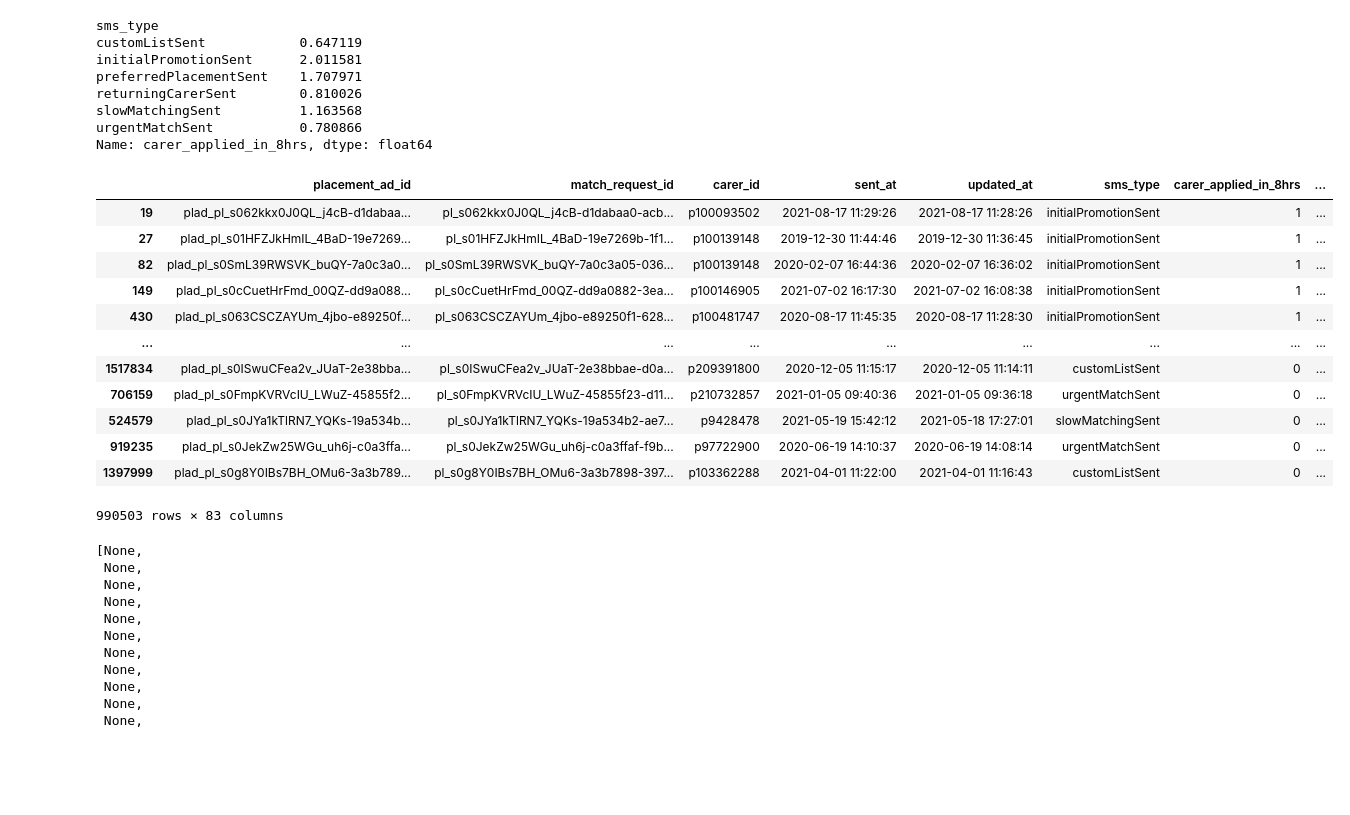
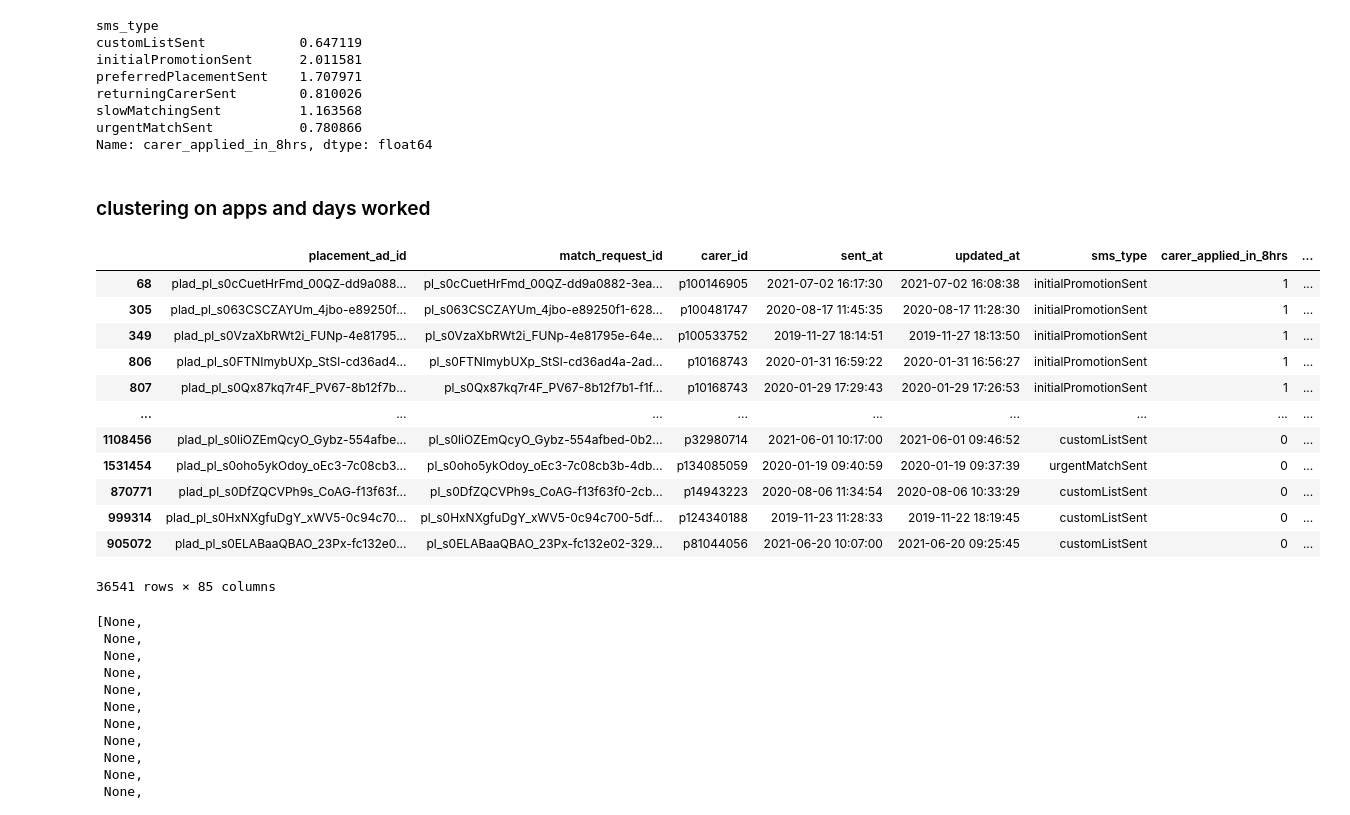
Before and after one commit to bonaventura-elder/carer_targeting, a Jupyter notebook: src/training.ipynb, the cells around one changed output. Cells and saved outputs as stored; diff of their text form; code cells hidden in the pictures; blank space fills up the shorter version.

```diff
--- a/src/training.ipynb
+++ b/src/training.ipynb
@@ -171,3 +171,5 @@ returningCarerSent        0.810026
 slowMatchingSent          1.163568
 urgentMatchSent           0.780866
 Name: carer_applied_in_8hrs, dtype: float64
+# %% [markdown]
+### clustering on apps and days worked
@@ -174,25 +200,46 @@ Name: carer_applied_in_8hrs, dtype: float64
+# %%
+all_data['apps_past_7_days'].replace(np.nan,0,inplace = True)
+all_data['days_worked_past_90'].replace(np.nan,0,inplace = True)
+
+#apply clustering
+kmeans = KMeans(n_clusters=4)
+kmeans.fit(all_data[['apps_past_7_days']])
+all_data['cluster_apps_past_7_days'] = kmeans.predict(all_data[['apps_past_7_days']])
+
+
+#order the cluster numbers
+all_data = order_cluster('cluster_apps_past_7_days', 'apps_past_7_days',all_data,True)
+
+#apply clustering
+kmeans = KMeans(n_clusters=3)
+kmeans.fit(all_data[['days_worked_past_90']])
+all_data['cluster_days_worked_past_90'] = kmeans.predict(all_data[['days_worked_past_90']])
+
+
+#order the cluster numbers
+all_data = order_cluster('cluster_days_worked_past_90', 'days_worked_past_90',all_data,True)
 # %%
 target = 'carer_applied_in_8hrs'
 
 X1 = all_data.loc[all_data['carer_applied_in_8hrs']==1]
-X0 = all_data.loc[all_data['carer_applied_in_8hrs']==0].sample(frac=0.5, random_state=1992)
+X0 = all_data.loc[all_data['carer_applied_in_8hrs']==0].sample(frac=0.01, random_state=1992)
 
 df = pd.concat([X1,X0], axis = 0)
 df
 # %% [output]
 |  | placement_ad_id | match_request_id | carer_id | sent_at | updated_at | sms_type | carer_applied_in_8hrs | ... |
-| 19 | plad_pl_s062kkx0J0QL_j4cB-d1dabaa... | pl_s062kkx0J0QL_j4cB-d1dabaa0-acb... | p100093502 | 2021-08-17 11:29:26 | 2021-08-17 11:28:26 | initialPromotionSent | 1 | ... |
-| 27 | plad_pl_s01HFZJkHmIL_4BaD-19e7269... | pl_s01HFZJkHmIL_4BaD-19e7269b-1f1... | p100139148 | 2019-12-30 11:44:46 | 2019-12-30 11:36:45 | initialPromotionSent | 1 | ... |
-| 82 | plad_pl_s0SmL39RWSVK_buQY-7a0c3a0... | pl_s0SmL39RWSVK_buQY-7a0c3a05-036... | p100139148 | 2020-02-07 16:44:36 | 2020-02-07 16:36:02 | initialPromotionSent | 1 | ... |
-| 149 | plad_pl_s0cCuetHrFmd_00QZ-dd9a088... | pl_s0cCuetHrFmd_00QZ-dd9a0882-3ea... | p100146905 | 2021-07-02 16:17:30 | 2021-07-02 16:08:38 | initialPromotionSent | 1 | ... |
-| 430 | plad_pl_s063CSCZAYUm_4jbo-e89250f... | pl_s063CSCZAYUm_4jbo-e89250f1-628... | p100481747 | 2020-08-17 11:45:35 | 2020-08-17 11:28:30 | initialPromotionSent | 1 | ... |
+| 68 | plad_pl_s0cCuetHrFmd_00QZ-dd9a088... | pl_s0cCuetHrFmd_00QZ-dd9a0882-3ea... | p100146905 | 2021-07-02 16:17:30 | 2021-07-02 16:08:38 | initialPromotionSent | 1 | ... |
+| 305 | plad_pl_s063CSCZAYUm_4jbo-e89250f... | pl_s063CSCZAYUm_4jbo-e89250f1-628... | p100481747 | 2020-08-17 11:45:35 | 2020-08-17 11:28:30 | initialPromotionSent | 1 | ... |
+| 349 | plad_pl_s0VzaXbRWt2i_FUNp-4e81795... | pl_s0VzaXbRWt2i_FUNp-4e81795e-64e... | p100533752 | 2019-11-27 18:14:51 | 2019-11-27 18:13:50 | initialPromotionSent | 1 | ... |
+| 806 | plad_pl_s0FTNImybUXp_StSl-cd36ad4... | pl_s0FTNImybUXp_StSl-cd36ad4a-2ad... | p10168743 | 2020-01-31 16:59:22 | 2020-01-31 16:56:27 | initialPromotionSent | 1 | ... |
+| 807 | plad_pl_s0Qx87kq7r4F_PV67-8b12f7b... | pl_s0Qx87kq7r4F_PV67-8b12f7b1-f1f... | p10168743 | 2020-01-29 17:29:43 | 2020-01-29 17:26:53 | initialPromotionSent | 1 | ... |
 | ... | ... | ... | ... | ... | ... | ... | ... | ... |
-| 1517834 | plad_pl_s0ISwuCFea2v_JUaT-2e38bba... | pl_s0ISwuCFea2v_JUaT-2e38bbae-d0a... | p209391800 | 2020-12-05 11:15:17 | 2020-12-05 11:14:11 | customListSent | 0 | ... |
-| 706159 | plad_pl_s0FmpKVRVcIU_LWuZ-45855f2... | pl_s0FmpKVRVcIU_LWuZ-45855f23-d11... | p210732857 | 2021-01-05 09:40:36 | 2021-01-05 09:36:18 | urgentMatchSent | 0 | ... |
-| 524579 | plad_pl_s0JYa1kTlRN7_YQKs-19a534b... | pl_s0JYa1kTlRN7_YQKs-19a534b2-ae7... | p9428478 | 2021-05-19 15:42:12 | 2021-05-18 17:27:01 | slowMatchingSent | 0 | ... |
-| 919235 | plad_pl_s0JekZw25WGu_uh6j-c0a3ffa... | pl_s0JekZw25WGu_uh6j-c0a3ffaf-f9b... | p97722900 | 2020-06-19 14:10:37 | 2020-06-19 14:08:14 | urgentMatchSent | 0 | ... |
-| 1397999 | plad_pl_s0g8Y0IBs7BH_OMu6-3a3b789... | pl_s0g8Y0IBs7BH_OMu6-3a3b7898-397... | p103362288 | 2021-04-01 11:22:00 | 2021-04-01 11:16:43 | customListSent | 0 | ... |
+| 1108456 | plad_pl_s0liOZEmQcyO_Gybz-554afbe... | pl_s0liOZEmQcyO_Gybz-554afbed-0b2... | p32980714 | 2021-06-01 10:17:00 | 2021-06-01 09:46:52 | customListSent | 0 | ... |
+| 1531454 | plad_pl_s0oho5ykOdoy_oEc3-7c08cb3... | pl_s0oho5ykOdoy_oEc3-7c08cb3b-4db... | p134085059 | 2020-01-19 09:40:59 | 2020-01-19 09:37:39 | urgentMatchSent | 0 | ... |
+| 870771 | plad_pl_s0DfZQCVPh9s_CoAG-f13f63f... | pl_s0DfZQCVPh9s_CoAG-f13f63f0-2cb... | p14943223 | 2020-08-06 11:34:54 | 2020-08-06 10:33:29 | customListSent | 0 | ... |
+| 999314 | plad_pl_s0HxNXgfuDgY_xWV5-0c94c70... | pl_s0HxNXgfuDgY_xWV5-0c94c700-5df... | p124340188 | 2019-11-23 11:28:33 | 2019-11-22 18:19:45 | customListSent | 0 | ... |
+| 905072 | plad_pl_s0ELABaaQBAO_23Px-fc132e0... | pl_s0ELABaaQBAO_23Px-fc132e02-329... | p81044056 | 2021-06-20 10:07:00 | 2021-06-20 09:25:45 | customListSent | 0 | ... |
-990503 rows × 83 columns
+36541 rows × 85 columns
 # %%
 predictors = df.columns.tolist()
 
```
Also changed, not shown: parts of 29 cells of this notebook, 1 other file.
